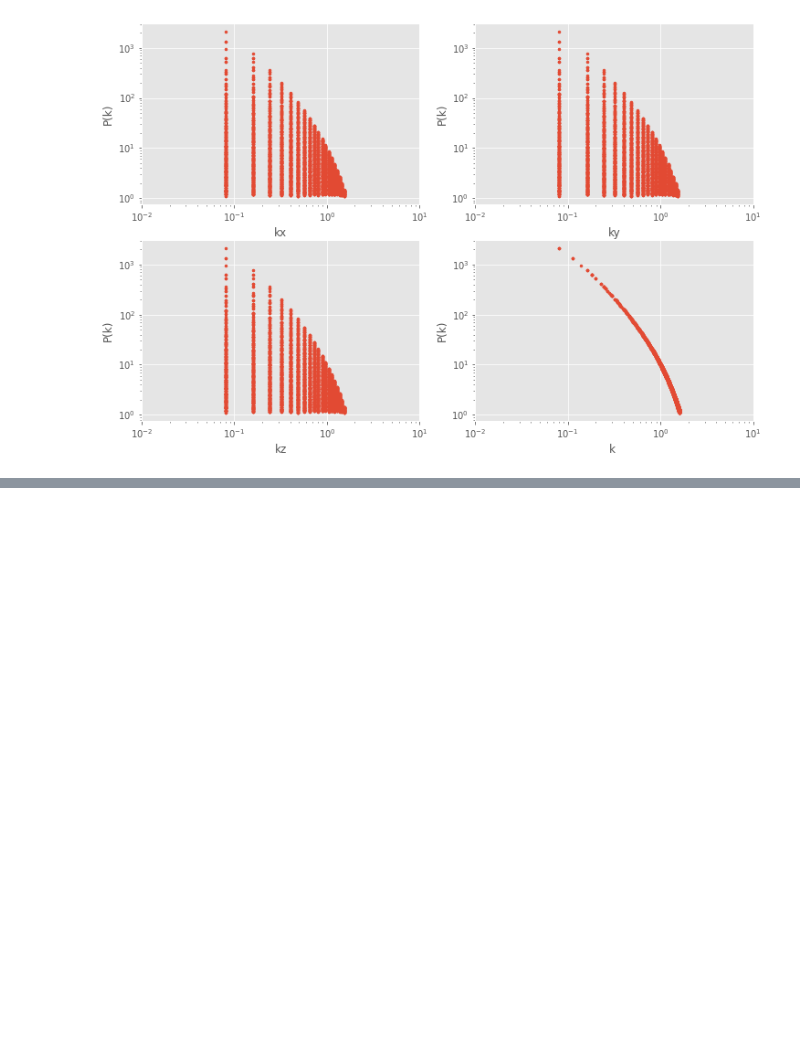
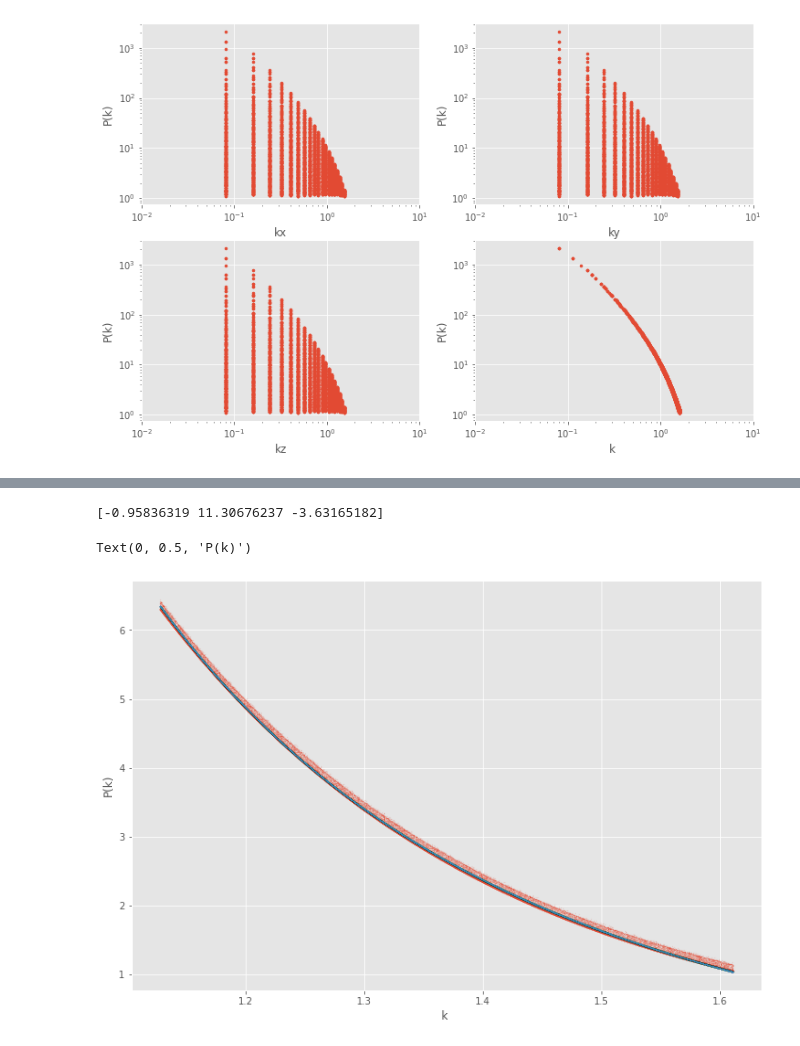
Before and after one commit to msssivadas10/cic_tests, a Jupyter notebook: test1.ipynb, the cells around one changed output, grey strips where cells are left out. Saved outputs shown, nothing was run; the diff lists cells and outputs as text; code cells hidden in the pictures; blank space fills up the shorter version.

```diff
--- a/test1.ipynb
+++ b/test1.ipynb
@@ -141,0 +142,30 @@ for ax, __k, __klab in zip(axs.flatten(), [*kvec.T, k], "xyz "):
+# %%
+# fitting with y ~ a + bx^c + cx^d
+
+from scipy.optimize import curve_fit
+
+def f(x, a, b, c):
+    return a + b*x**c
+
+mask = np.where(k > 0.7*cd.kn)[0]
+
+dx = k[mask]
+dy = pk_a[mask]
+
+p, _ = curve_fit(f, dx, dy)
+print(p)
+
+_dy = f(dx, *p)
+
+
+fig, ax = plt.subplots(1, 1, figsize = [12, 8])
+# ax.loglog()
+ax.plot(dx, dy, '.', ms = 0.1)
+ax.plot(dx, _dy, '.', ms = 0.1)
+
+ax.set_xlabel("k" + __klab)
+ax.set_ylabel("P(k)")
+# %% [output]
+[-0.95836319 11.30676237 -3.63165182]
+Text(0, 0.5, 'P(k)')
+[figure, added]
```
Also changed, not shown: parts of 1 cell of this notebook.
